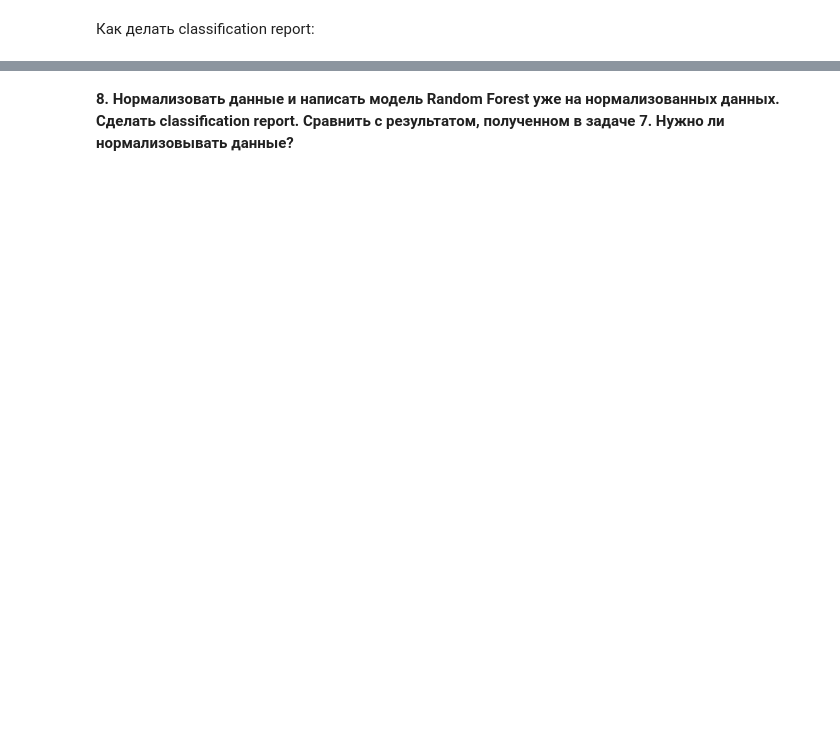
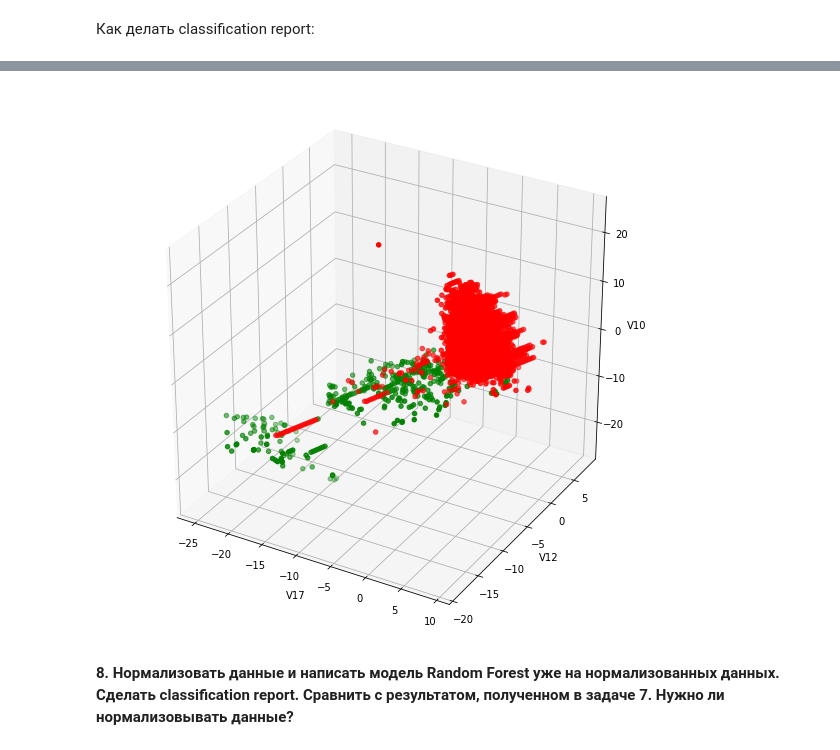
Before and after one commit to HeliosBI/PYDAHW22, a Jupyter notebook: homework-6.ipynb, the cells around one changed output, grey strips where cells are left out. Drawn from its saved outputs; the diff is of its cells as text; code cells hidden in the pictures; blank space fills up the shorter version.

```diff
--- a/homework-6.ipynb
+++ b/homework-6.ipynb
@@ -148,2 +203,30 @@ model.score(X_test_22, y_test_22)
+# %%
+df = dataset.copy()
+df['target'] = Y
+# %%
+import matplotlib as mpl
+from mpl_toolkits.mplot3d import Axes3D
+import numpy as np
+import matplotlib.pyplot as plt
+
+fig = plt.figure(figsize=(10, 10))
+ax = fig.gca(projection='3d')
+
+colors = ['r', 'g', 'b', 'y', 'b', 'm', '#17becf']
+
+for i in range(7):
+
+  a = df.loc[df['target'] == i, 'V17']
+  b = df.loc[df['target'] == i, 'V12']
+  c = df.loc[df['target'] == i, 'V10']
+
+  ax.scatter(a, b, c, c=colors[i])
+
+ax.set_xlabel('V17')
+ax.set_ylabel('V12')
+ax.set_zlabel('V10')
+plt.show()
+# %% [output]
+[figure, added]
 # %% [markdown]
 **8. Нормализовать данные и написать модель Random Forest уже на нормализованных данных. Сделать classification report. Сравнить с результатом, полученном в задаче 7. Нужно ли нормализовывать данные?**
```
Also changed, not shown: parts of 23 cells of this notebook.
